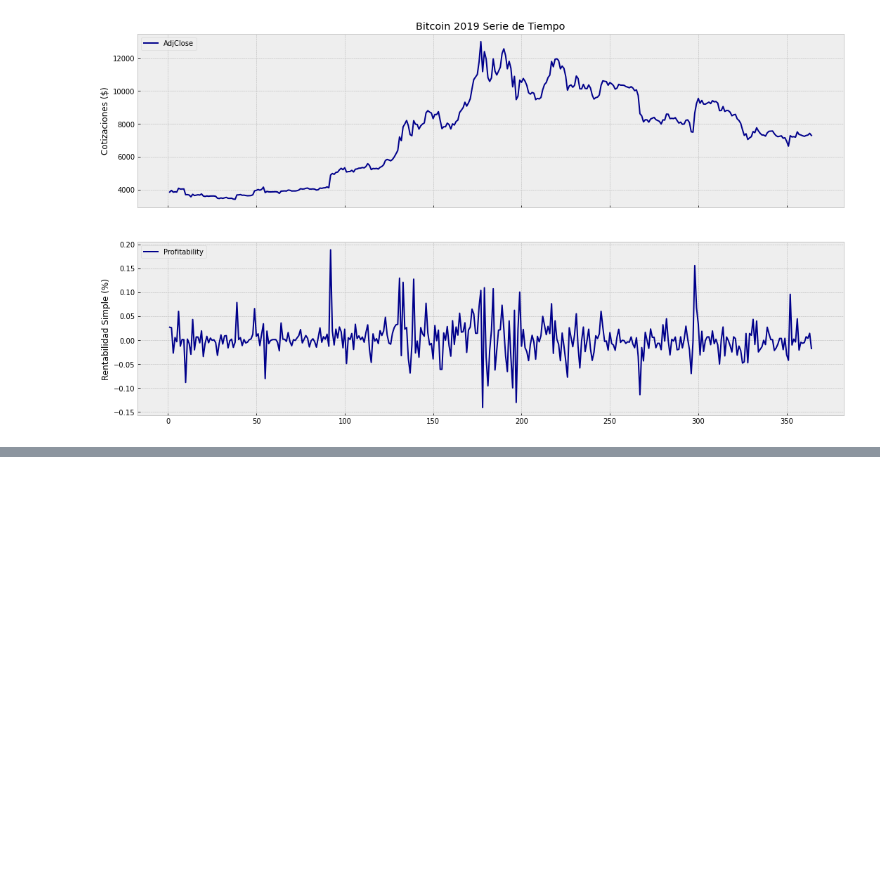
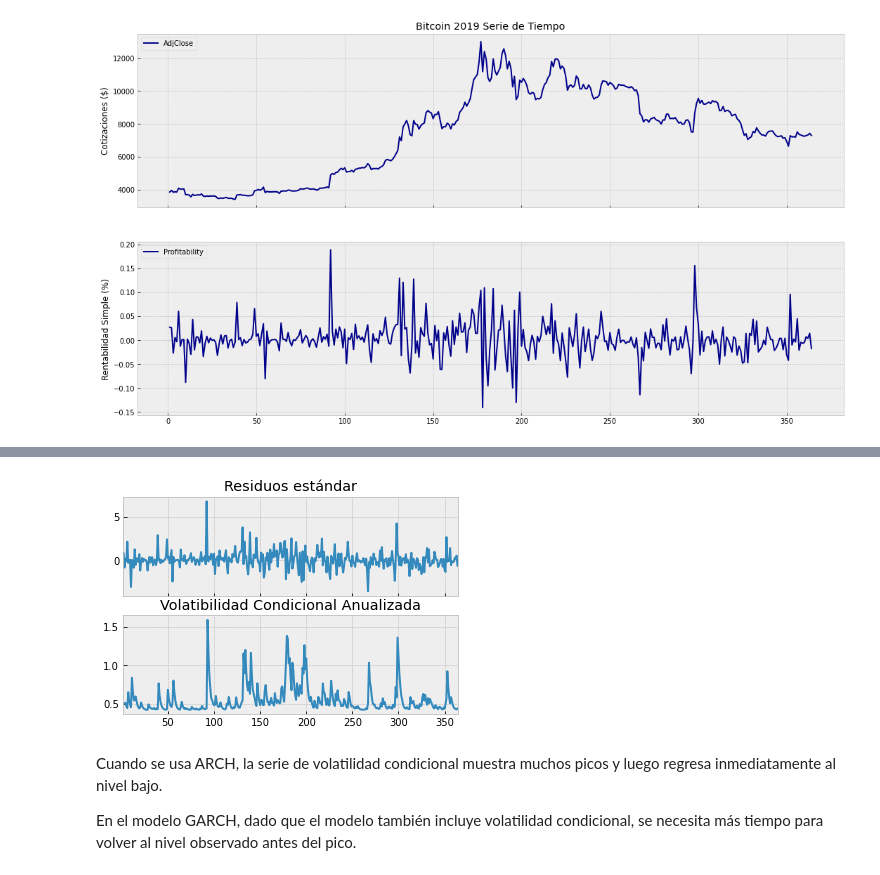
Before and after one commit to cristiandarioortegayubro/Ciencia-de-Datos-en-Ciencias-Economicas-con-Python, a Jupyter notebook: Python_Bitcoin.ipynb, the cells around one changed output, grey strips where cells are left out. Cells and saved outputs as stored; diff of their text form; code cells hidden in the pictures; blank space fills up the shorter version.

```diff
--- a/Python_Bitcoin.ipynb
+++ b/Python_Bitcoin.ipynb
@@ -141,0 +243,5 @@ ax[1].legend(loc='upper left')
+# %%
+modelo_GARCH = arch_model(df['Profitability'], mean='Zero', vol='GARCH', p=1, o=0, q=1)
+# %%
+modelo_AJUSTADO_GARCH = modelo_GARCH.fit(disp='off')
+print(modelo_AJUSTADO_GARCH.summary())
@@ -141,0 +277,8 @@ ax[1].legend(loc='upper left')
+# %%
+GraficoGARCH = modelo_AJUSTADO_GARCH.plot(annualize='D')
+# %% [output]
+[figure, added]
+# %% [markdown]
+Cuando se usa ARCH, la serie de volatilidad condicional muestra muchos picos y luego regresa inmediatamente al nivel bajo.
+
+En el modelo GARCH, dado que el modelo también incluye volatilidad condicional, se necesita más tiempo para volver al nivel observado antes del pico.
```
Also changed, not shown: parts of 16 cells of this notebook.
